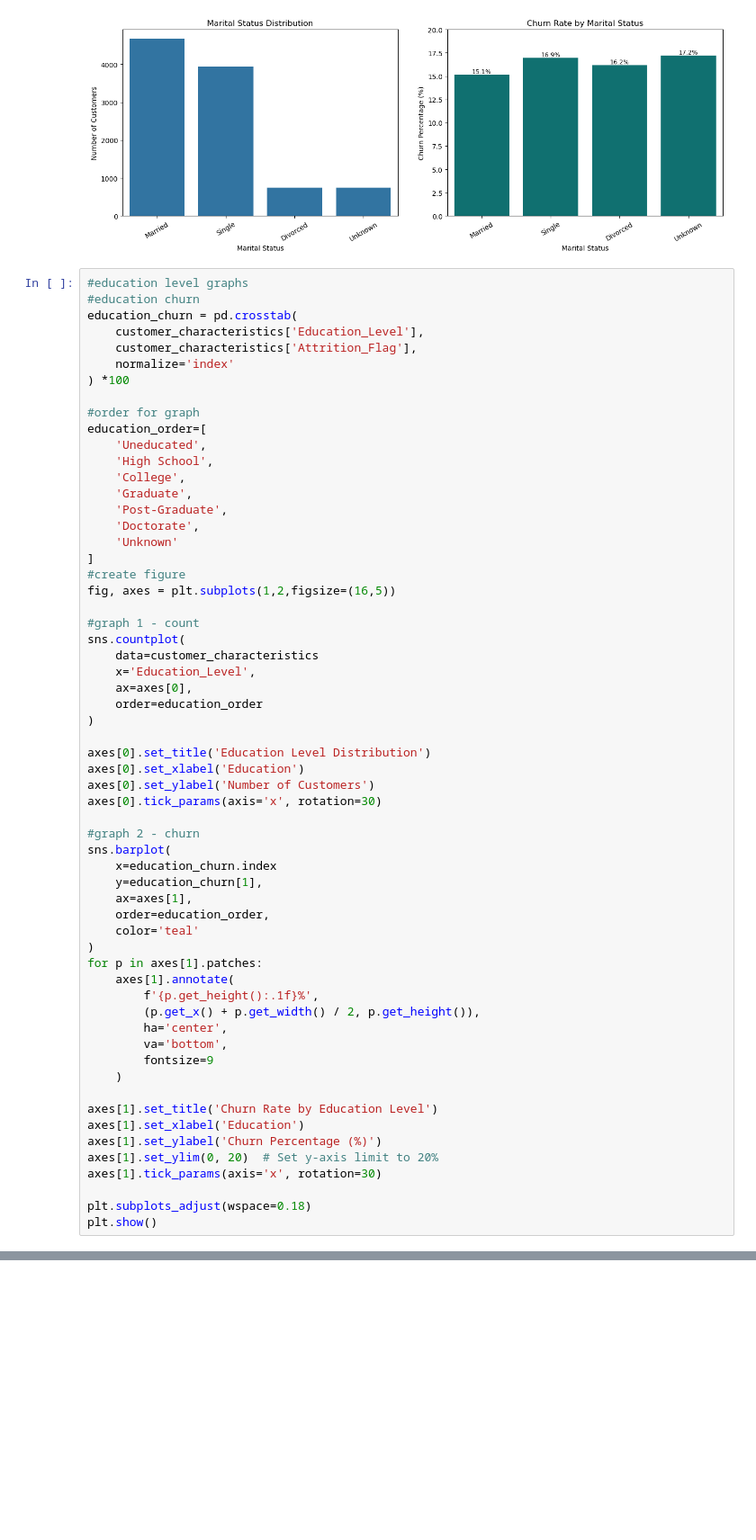
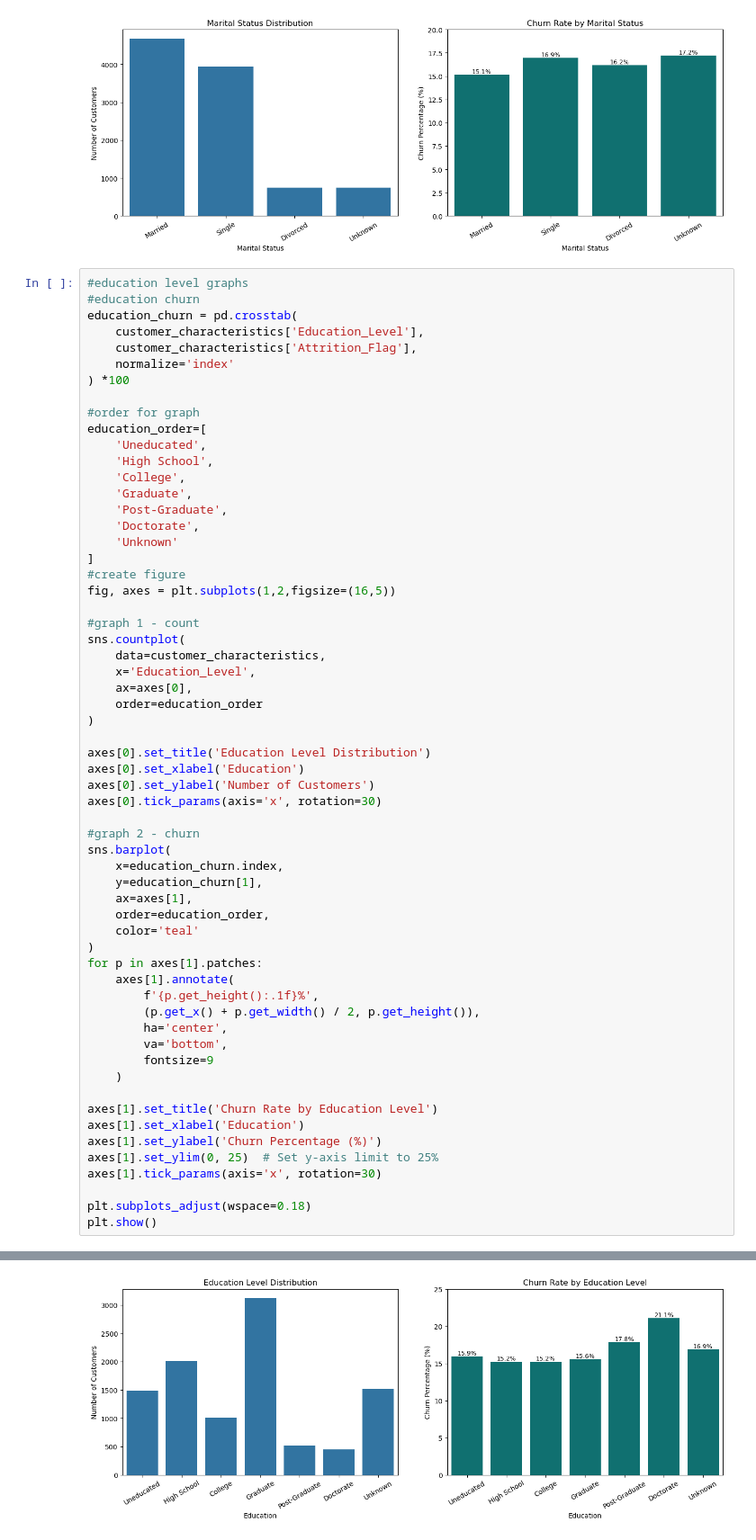
Before and after one commit to gianellarobles/Customer-Churn-Analytics-Predication, a Jupyter notebook: Customer_Churn_AP.ipynb, the cells around one changed output, grey strips where cells are left out. Shown at 90% size. Cells and saved outputs as stored; diff of their text form; blank space fills up the shorter version.

Commit message:
Update Customer_Churn_AP.ipynb
fix the missing commas

```diff
--- a/Customer_Churn_AP.ipynb
+++ b/Customer_Churn_AP.ipynb
@@ -551,7 +551,7 @@ fig, axes = plt.subplots(1,2,figsize=(16,5))
 
 #graph 1 - count
 sns.countplot(
-    data=customer_characteristics
+    data=customer_characteristics,
     x='Education_Level',
     ax=axes[0],
     order=education_order
@@ -564,7 +564,7 @@ axes[0].tick_params(axis='x', rotation=30)
 
 #graph 2 - churn
 sns.barplot(
-    x=education_churn.index
+    x=education_churn.index,
     y=education_churn[1],
     ax=axes[1],
     order=education_order,
@@ -582,7 +582,7 @@ for p in axes[1].patches:
 axes[1].set_title('Churn Rate by Education Level')
 axes[1].set_xlabel('Education')
 axes[1].set_ylabel('Churn Percentage (%)')
-axes[1].set_ylim(0, 20)  # Set y-axis limit to 20%
+axes[1].set_ylim(0, 25)  # Set y-axis limit to 25%
 axes[1].tick_params(axis='x', rotation=30)
 
 plt.subplots_adjust(wspace=0.18)
@@ -591,0 +591 @@ SyntaxError: invalid syntax. Perhaps you forgot a comma? (2593634421.py, line 24
+[figure, added]
```
Also changed, not shown: parts of 1 cell of this notebook.
